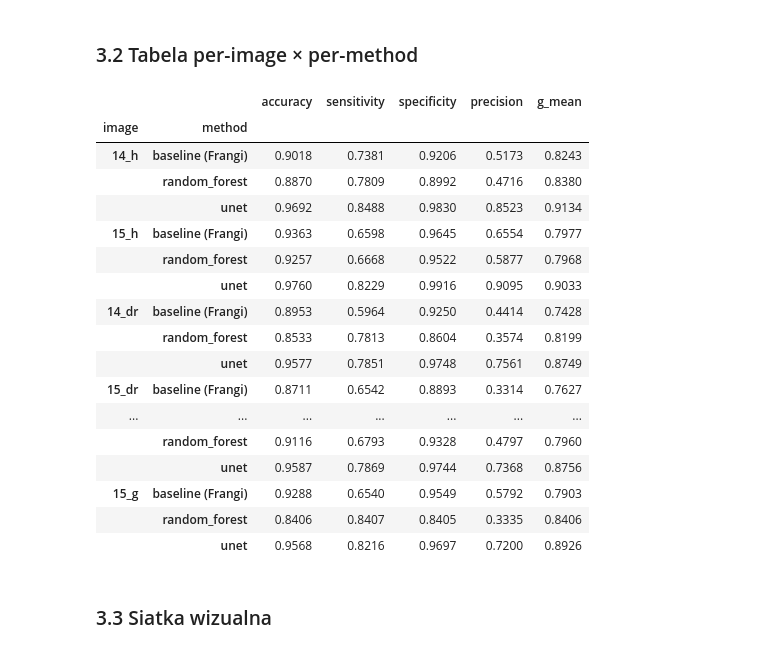
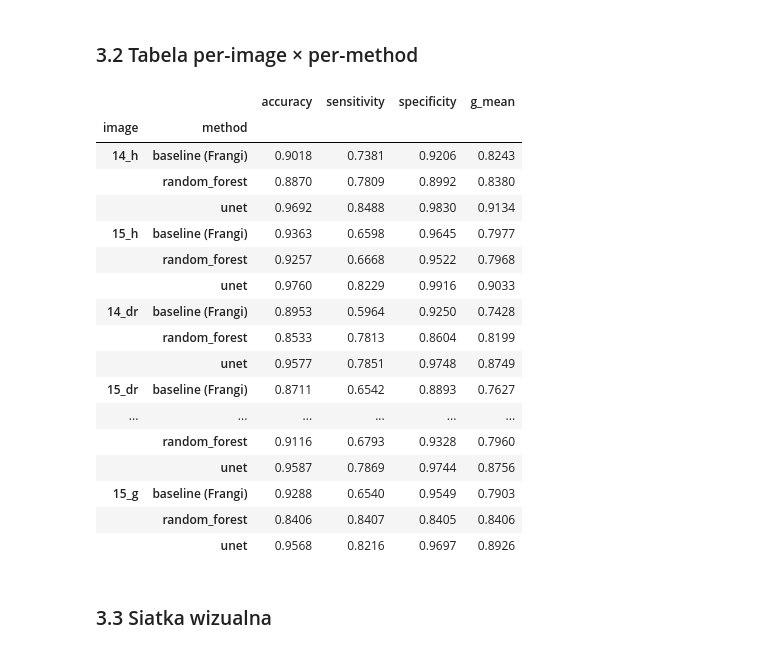
Before and after one commit to YIlyaA/Eye-Fundus, a Jupyter notebook: notebooks/app.ipynb, the cells around one changed output. Saved outputs shown, nothing was run; the diff lists cells and outputs as text; code cells hidden in the pictures.

```diff
--- a/notebooks/app.ipynb
+++ b/notebooks/app.ipynb
@@ -128,8 +126,6 @@ if HAVE_WIDGETS:
             with out_area:
                 image_id = image_dd.value
                 method = method_dd.value
-                cached = (image_id, method) in pred_cache
-                print(f'{method} on {image_id} ' + ('(cached)' if cached else '...'))
                 try:
                     img, gt, fv, pred = cached_predict(image_id, method)
                 except Exception as e:
@@ -145,8 +141,7 @@ if HAVE_WIDGETS:
                     ('Original', img),
                     ('Ground truth', gt * 255),
                     (f'{method} prediction', pred * 255),
-                    ('Overlay', visualize.overlay(img, pred, color=COLORS[method], alpha=0.6)),
-                ], ncols=4, suptitle=f'{image_id} - {method}', figsize_per_panel=(4, 4))
+                ], ncols=3, suptitle=f'{image_id} - {method}', figsize_per_panel=(4, 4))
                 plt.show()
         finally:
             run_btn.disabled = False
@@ -208,28 +203,28 @@ summary
 ### 3.2 Tabela per-image × per-method
 # %%
 pivot = df.set_index(['image', 'method'])[
-    ['accuracy', 'sensitivity', 'specificity', 'precision', 'g_mean']
+    ['accuracy', 'sensitivity', 'specificity', 'g_mean']
 ].round(4)
 pivot
 # %% [output]
-|  |  | accuracy | sensitivity | specificity | precision | g_mean |
-| image | method |  |  |  |  |  |
-| 14_h | baseline (Frangi) | 0.9018 | 0.7381 | 0.9206 | 0.5173 | 0.8243 |
-|  | random_forest | 0.8870 | 0.7809 | 0.8992 | 0.4716 | 0.8380 |
-|  | unet | 0.9692 | 0.8488 | 0.9830 | 0.8523 | 0.9134 |
-| 15_h | baseline (Frangi) | 0.9363 | 0.6598 | 0.9645 | 0.6554 | 0.7977 |
-|  | random_forest | 0.9257 | 0.6668 | 0.9522 | 0.5877 | 0.7968 |
-|  | unet | 0.9760 | 0.8229 | 0.9916 | 0.9095 | 0.9033 |
-| 14_dr | baseline (Frangi) | 0.8953 | 0.5964 | 0.9250 | 0.4414 | 0.7428 |
-|  | random_forest | 0.8533 | 0.7813 | 0.8604 | 0.3574 | 0.8199 |
-|  | unet | 0.9577 | 0.7851 | 0.9748 | 0.7561 | 0.8749 |
-| 15_dr | baseline (Frangi) | 0.8711 | 0.6542 | 0.8893 | 0.3314 | 0.7627 |
-| ... | ... | ... | ... | ... | ... | ... |
-|  | random_forest | 0.9116 | 0.6793 | 0.9328 | 0.4797 | 0.7960 |
-|  | unet | 0.9587 | 0.7869 | 0.9744 | 0.7368 | 0.8756 |
-| 15_g | baseline (Frangi) | 0.9288 | 0.6540 | 0.9549 | 0.5792 | 0.7903 |
-|  | random_forest | 0.8406 | 0.8407 | 0.8405 | 0.3335 | 0.8406 |
-|  | unet | 0.9568 | 0.8216 | 0.9697 | 0.7200 | 0.8926 |
+|  |  | accuracy | sensitivity | specificity | g_mean |
+| image | method |  |  |  |  |
+| 14_h | baseline (Frangi) | 0.9018 | 0.7381 | 0.9206 | 0.8243 |
+|  | random_forest | 0.8870 | 0.7809 | 0.8992 | 0.8380 |
+|  | unet | 0.9692 | 0.8488 | 0.9830 | 0.9134 |
+| 15_h | baseline (Frangi) | 0.9363 | 0.6598 | 0.9645 | 0.7977 |
+|  | random_forest | 0.9257 | 0.6668 | 0.9522 | 0.7968 |
+|  | unet | 0.9760 | 0.8229 | 0.9916 | 0.9033 |
+| 14_dr | baseline (Frangi) | 0.8953 | 0.5964 | 0.9250 | 0.7428 |
+|  | random_forest | 0.8533 | 0.7813 | 0.8604 | 0.8199 |
+|  | unet | 0.9577 | 0.7851 | 0.9748 | 0.8749 |
+| 15_dr | baseline (Frangi) | 0.8711 | 0.6542 | 0.8893 | 0.7627 |
+| ... | ... | ... | ... | ... | ... |
+|  | random_forest | 0.9116 | 0.6793 | 0.9328 | 0.7960 |
+|  | unet | 0.9587 | 0.7869 | 0.9744 | 0.8756 |
+| 15_g | baseline (Frangi) | 0.9288 | 0.6540 | 0.9549 | 0.7903 |
+|  | random_forest | 0.8406 | 0.8407 | 0.8405 | 0.8406 |
+|  | unet | 0.9568 | 0.8216 | 0.9697 | 0.8926 |
 # %% [markdown]
 ### 3.3 Siatka wizualna
 # %%
```
Also changed, not shown: parts of 7 cells of this notebook, 4 other files.
